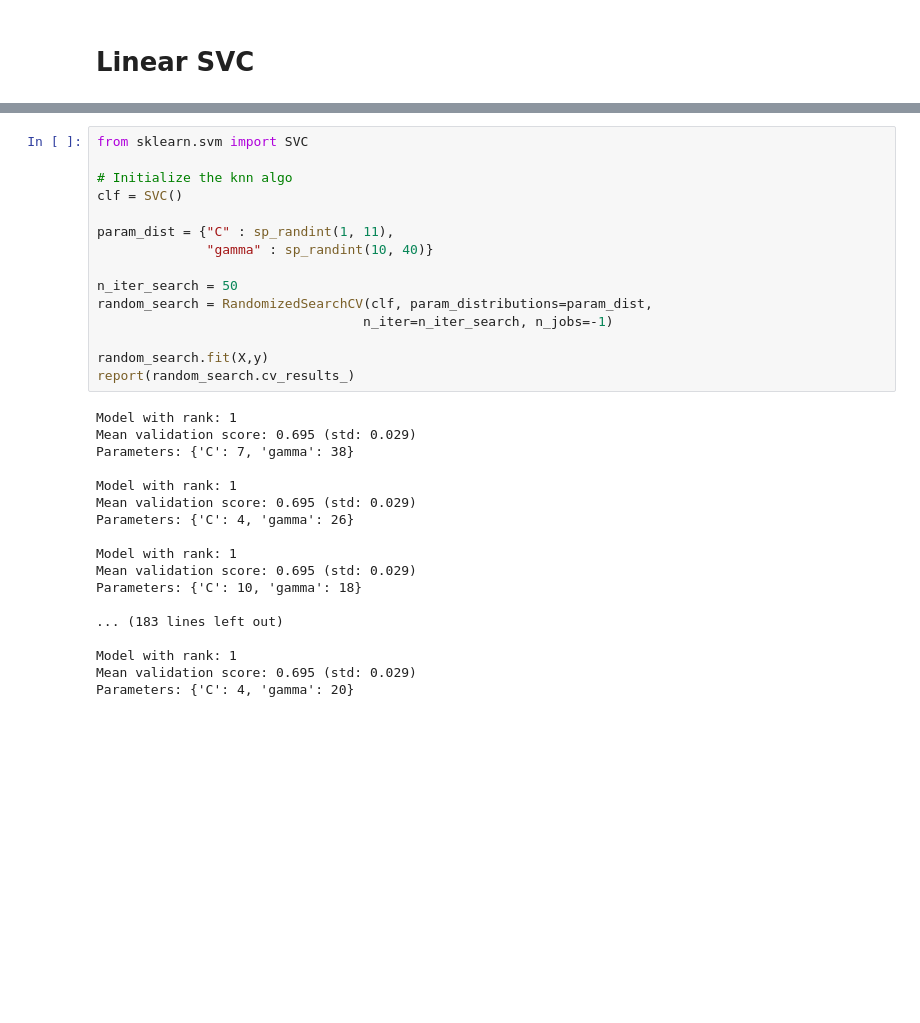
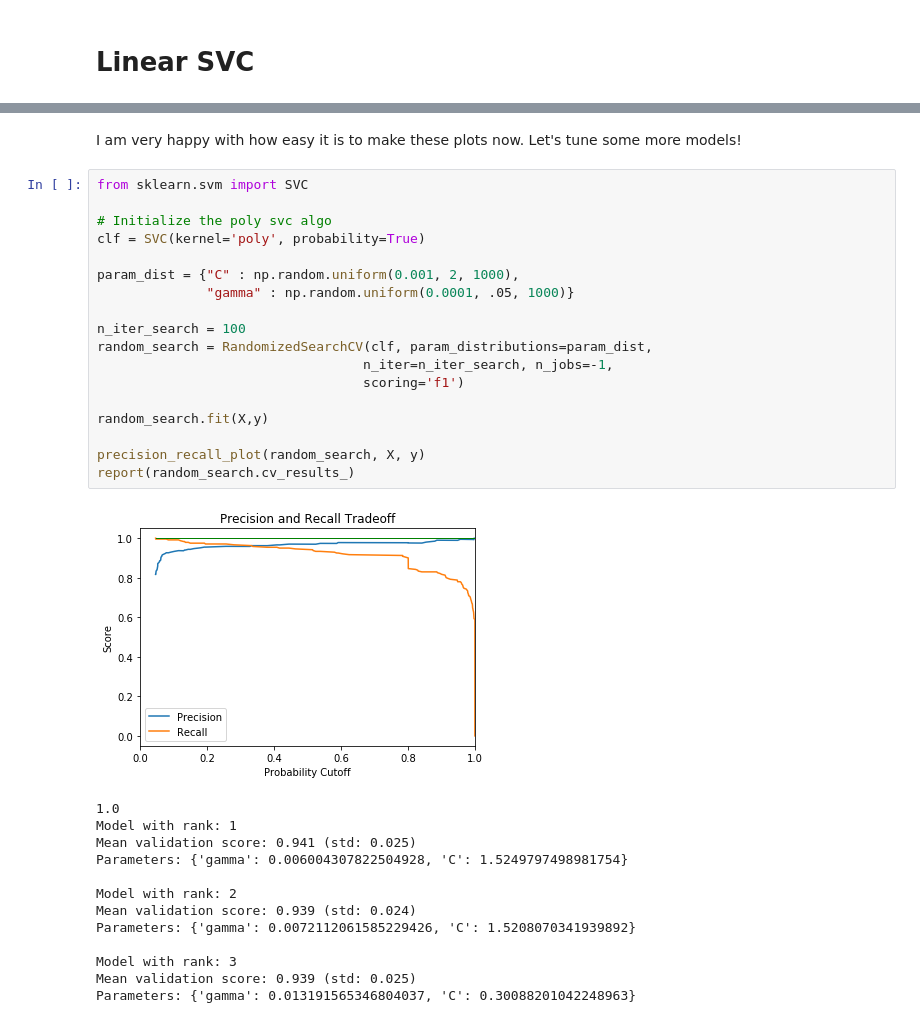
Before and after one commit to bgwilson12/3.6-Supervised-Learning-Potpourri, a Jupyter notebook: 3.6.5 Cancer Diagnostics.ipynb, the cells around one changed output, grey strips where cells are left out. Saved outputs shown, nothing was run; the diff lists cells and outputs as text; blank space fills up the shorter version.

```diff
--- a/3.6.5 Cancer Diagnostics.ipynb
+++ b/3.6.5 Cancer Diagnostics.ipynb
@@ -331,33 +371,34 @@ Parameters: {'leaf_size': 32, 'n_neighbors': 3, 'p': 9}
+# %% [markdown]
+I am very happy with how easy it is to make these plots now. Let's tune some more models!
 # %%
 from sklearn.svm import SVC
 
-# Initialize the knn algo
-clf = SVC()
+# Initialize the poly svc algo
+clf = SVC(kernel='poly', probability=True)
 
-param_dist = {"C" : sp_randint(1, 11),
-              "gamma" : sp_randint(10, 40)}
+param_dist = {"C" : np.random.uniform(0.001, 2, 1000),
+              "gamma" : np.random.uniform(0.0001, .05, 1000)}
 
-n_iter_search = 50
+n_iter_search = 100
 random_search = RandomizedSearchCV(clf, param_distributions=param_dist,
-                                  n_iter=n_iter_search, n_jobs=-1)
+                                  n_iter=n_iter_search, n_jobs=-1,
+                                  scoring='f1')
 
 random_search.fit(X,y)
+
+precision_recall_plot(random_search, X, y)
 report(random_search.cv_results_)
 # %% [output]
+[figure, added]
+1.0
 Model with rank: 1
-Mean validation score: 0.695 (std: 0.029)
-Parameters: {'C': 7, 'gamma': 38}
+Mean validation score: 0.941 (std: 0.025)
+Parameters: {'gamma': 0.006004307822504928, 'C': 1.5249797498981754}
 
-Model with rank: 1
-Mean validation score: 0.695 (std: 0.029)
-Parameters: {'C': 4, 'gamma': 26}
+Model with rank: 2
+Mean validation score: 0.939 (std: 0.024)
+Parameters: {'gamma': 0.0072112061585229426, 'C': 1.5208070341939892}
 
-Model with rank: 1
-Mean validation score: 0.695 (std: 0.029)
-Parameters: {'C': 10, 'gamma': 18}
-
-... (183 lines left out)
-
-Model with rank: 1
-Mean validation score: 0.695 (std: 0.029)
-Parameters: {'C': 4, 'gamma': 20}
+Model with rank: 3
+Mean validation score: 0.939 (std: 0.025)
+Parameters: {'gamma': 0.013191565346804037, 'C': 0.30088201042248963}
```
Also changed, not shown: parts of 11 cells of this notebook.
